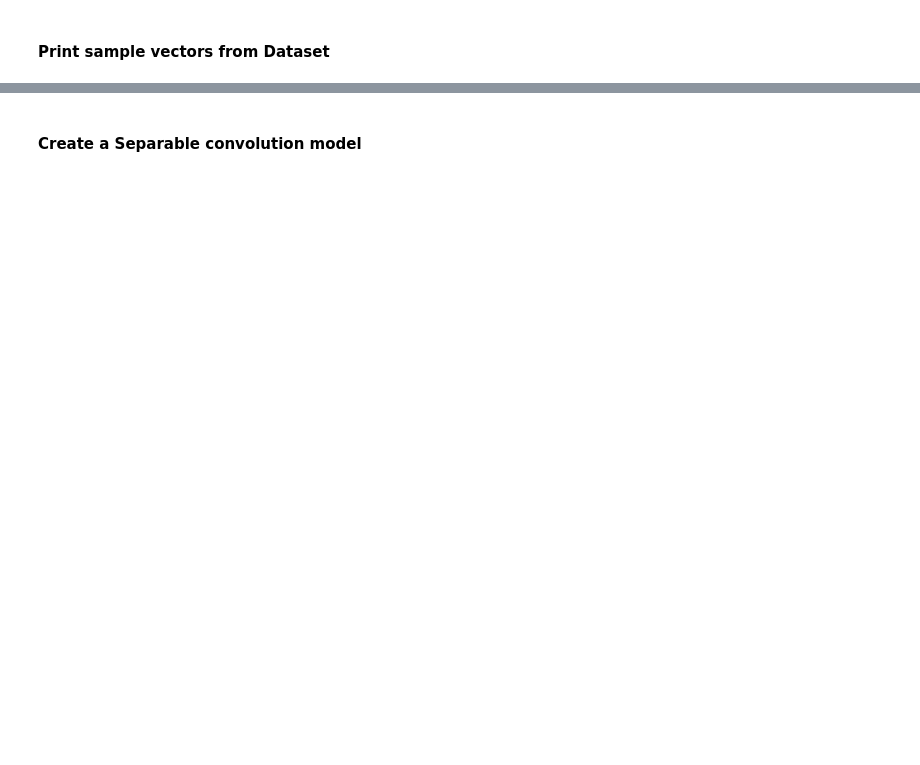
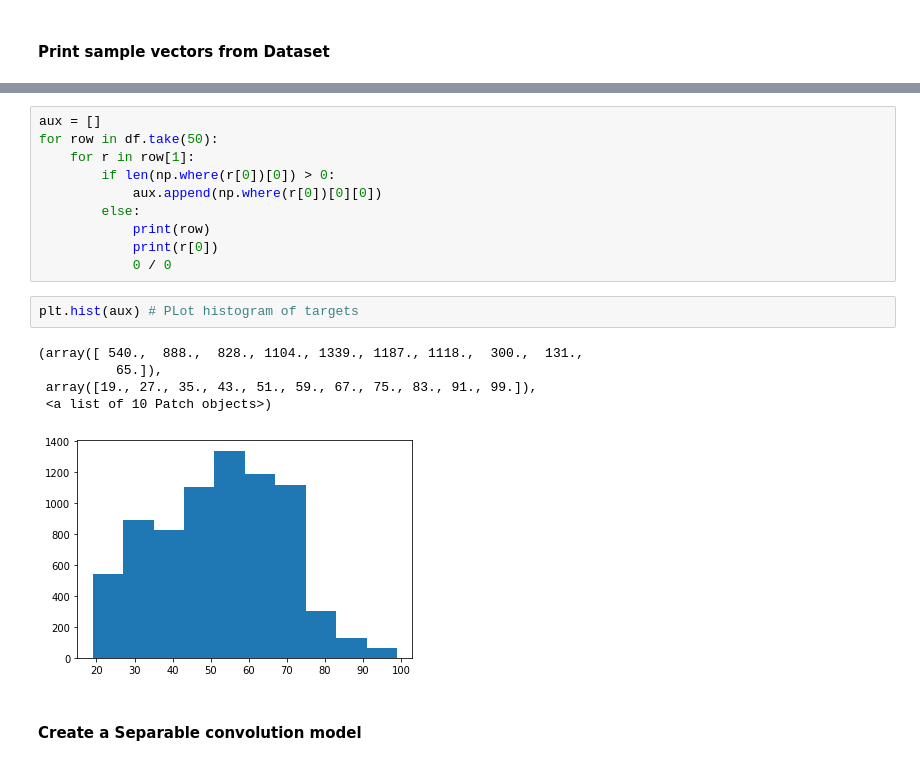
Before and after one commit to rmaestre/NN-Asteroseismology, a Jupyter notebook: astronn/notebooks/trainning.ipynb, the cells around one changed output, grey strips where cells are left out. Cells and saved outputs as stored; diff of their text form; blank space fills up the shorter version.

```diff
--- a/astronn/notebooks/trainning.ipynb
+++ b/astronn/notebooks/trainning.ipynb
@@ -46,3 +67,21 @@ array([[[ 0.    ,  0.    ,  1.    ],
+# %%
+aux = []
+for row in df.take(50):
+    for r in row[1]:
+        if len(np.where(r[0])[0]) > 0:
+            aux.append(np.where(r[0])[0][0])
+        else:
+            print(row)
+            print(r[0])
+            0 / 0
+# %%
+plt.hist(aux) # PLot histogram of targets
+# %% [output]
+(array([ 540.,  888.,  828., 1104., 1339., 1187., 1118.,  300.,  131.,
+          65.]),
+ array([19., 27., 35., 43., 51., 59., 67., 75., 83., 91., 99.]),
+ <a list of 10 Patch objects>)
+[figure, added]
 # %% [markdown]
 #### Create a Separable convolution model
 # %%
```
Also changed, not shown: parts of 12 cells of this notebook, 2 other files.
